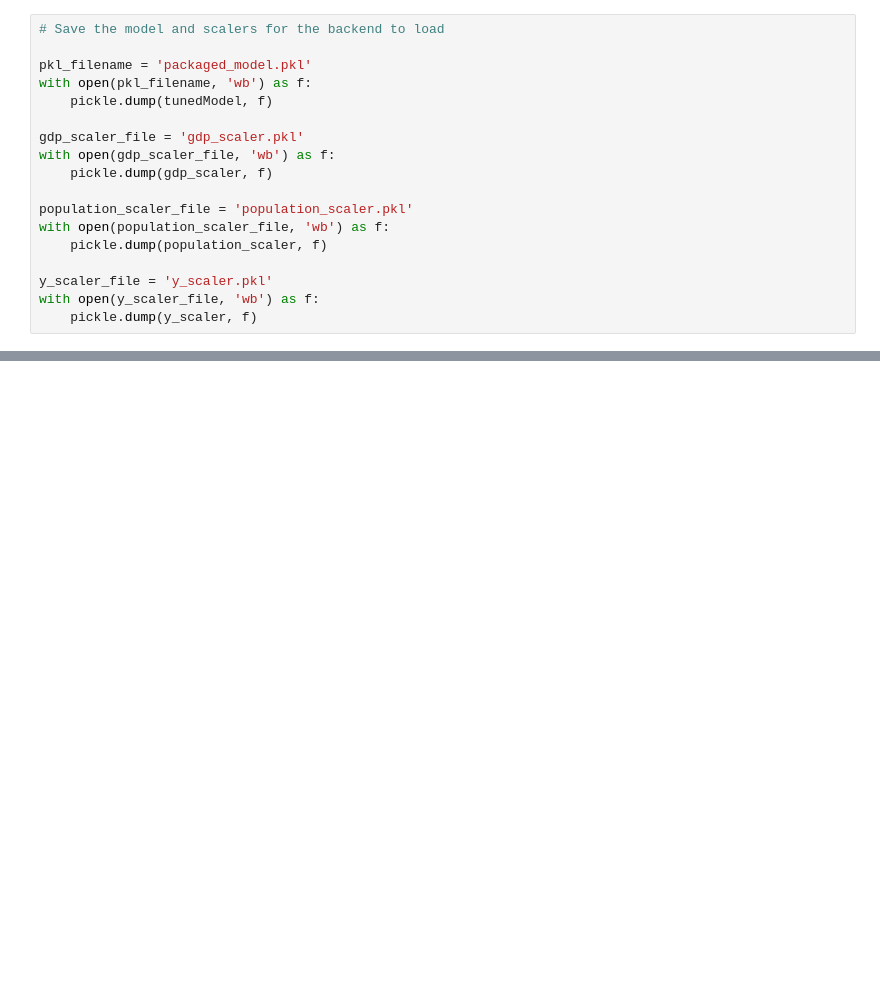
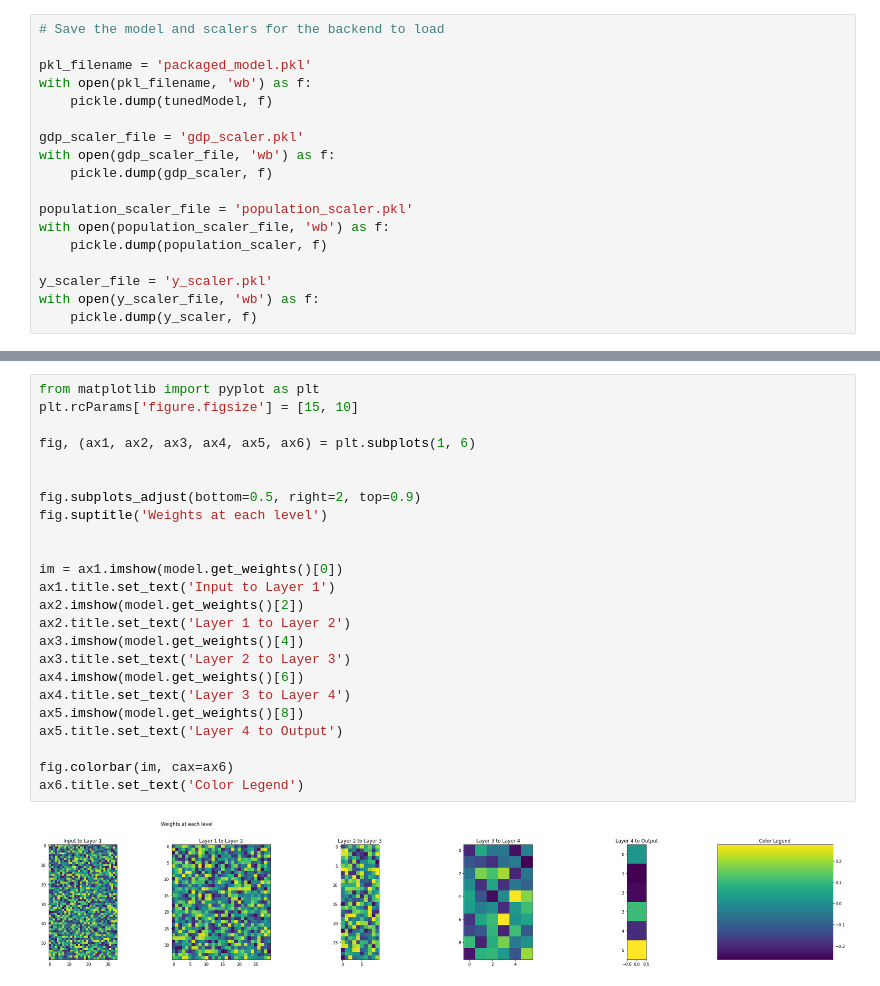
Before and after one commit to tomli380576/171-final, a Jupyter notebook: neural-network/NN_base.ipynb, the cells around one changed output, grey strips where cells are left out. Drawn from its saved outputs; the diff is of its cells as text; blank space fills up the shorter version.

```diff
--- a/neural-network/NN_base.ipynb
+++ b/neural-network/NN_base.ipynb
@@ -358,0 +366,26 @@ with open(y_scaler_file, 'wb') as f:
+# %%
+from matplotlib import pyplot as plt
+plt.rcParams['figure.figsize'] = [15, 10]
+
+fig, (ax1, ax2, ax3, ax4, ax5, ax6) = plt.subplots(1, 6)
+
+
+fig.subplots_adjust(bottom=0.5, right=2, top=0.9)
+fig.suptitle('Weights at each level')
+
+
+im = ax1.imshow(model.get_weights()[0])
+ax1.title.set_text('Input to Layer 1')
+ax2.imshow(model.get_weights()[2])
+ax2.title.set_text('Layer 1 to Layer 2')
+ax3.imshow(model.get_weights()[4])
+ax3.title.set_text('Layer 2 to Layer 3')
+ax4.imshow(model.get_weights()[6])
+ax4.title.set_text('Layer 3 to Layer 4')
+ax5.imshow(model.get_weights()[8])
+ax5.title.set_text('Layer 4 to Output')
+
+fig.colorbar(im, cax=ax6)
+ax6.title.set_text('Color Legend')
+# %% [output]
+[figure, added]
```
Also changed, not shown: parts of 1 cell of this notebook, 4 other files.
